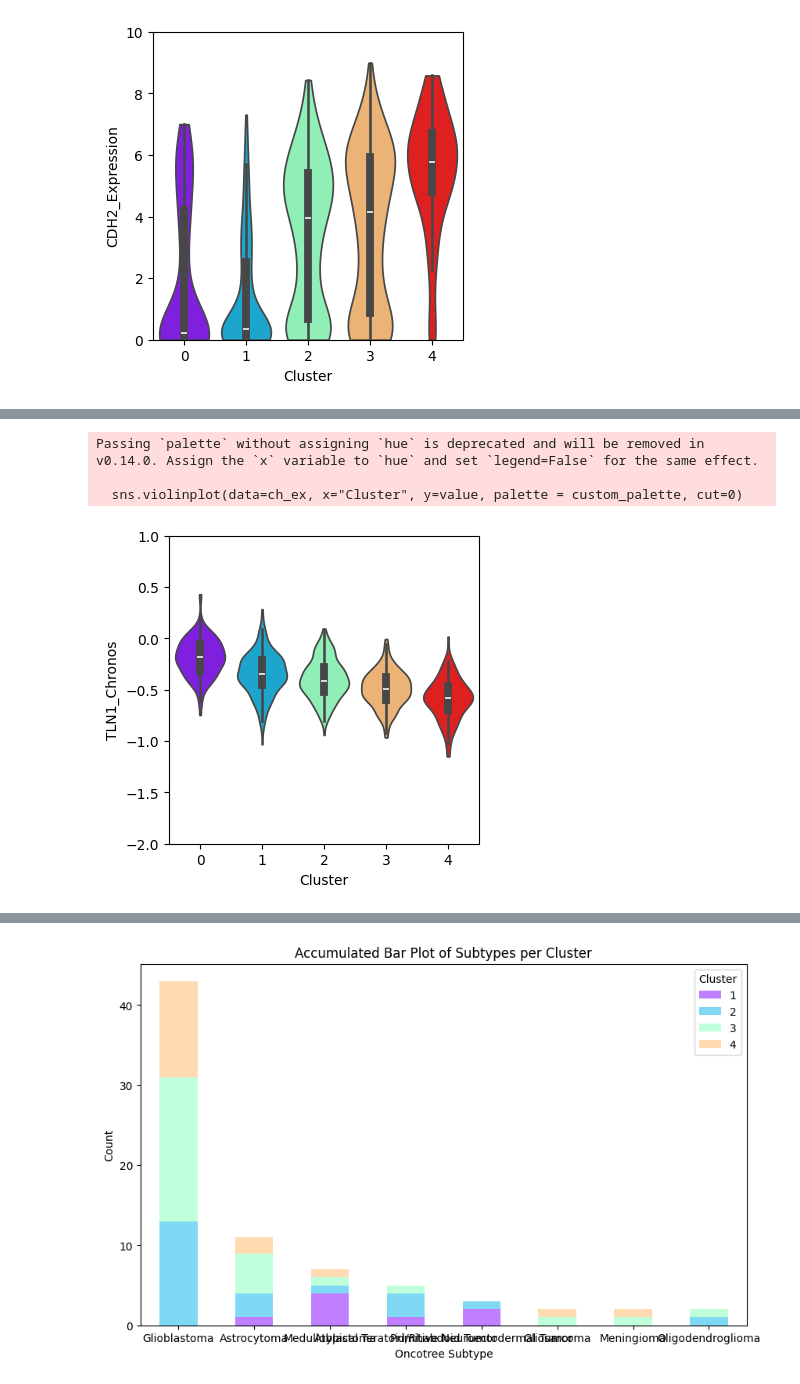
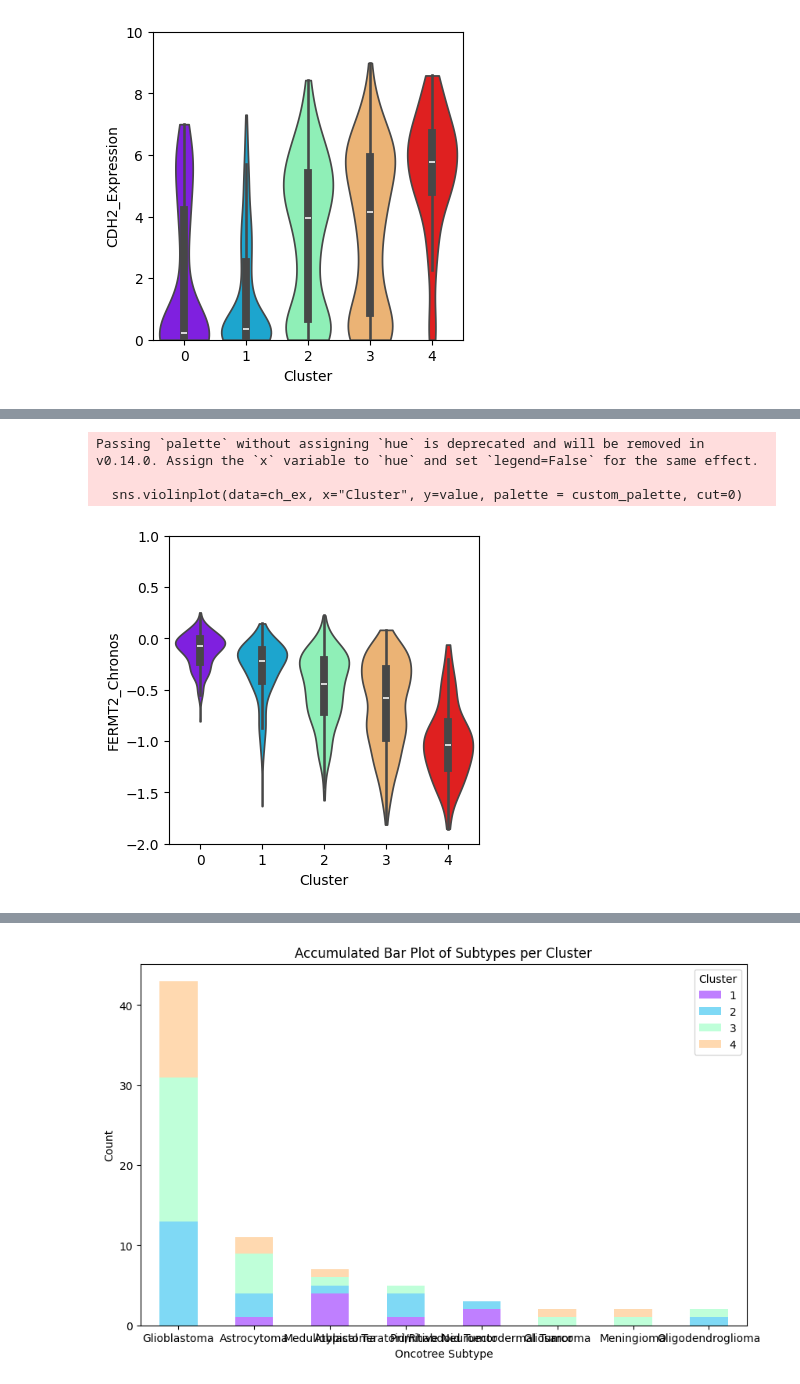
Before and after one commit to kkkkito/statemap, a Jupyter notebook: notebooks/[F2-5] Comparing clusters.ipynb, the cells around one changed output, grey strips where cells are left out. Saved outputs shown, nothing was run; the diff lists cells and outputs as text; code cells hidden in the pictures.

```diff
--- a/notebooks/Comparing clusters.ipynb
+++ b/notebooks/[F2-5] Comparing clusters.ipynb
@@ -95,2 +52,0 @@ model = pd.read_csv('../data/Model.csv',index_col=0)
-# %%
-cm = ch_ex.join(model, how='inner')#.dropna()
@@ -681,9 +154,0 @@ plt.show()
-# %%
-for i in range(2):
-    if i == 1:
-        continue
-    ch_results = [r for r in results[i] if 'Chronos' in r]
-    for g in ch_results:
-        print(g.split('_')[0])
-    print(len(ch_results))
-   # break
@@ -708,21 +155,21 @@ TSC1
 # %%
-#Fig. 3f
+#Fig. 3b, 3d, S5d
 import matplotlib.pyplot as plt
 import seaborn as sns
 import matplotlib.cm as cm
 cmap = cm.get_cmap("rainbow", 5)
 custom_palette = [cmap(i) for i in range(5)]
 custom_palette = [(cmap(i)[0], cmap(i)[1], cmap(i)[2], 0.5) for i in range(5)]
-value = "TLN1_Chronos"
+value = "FERMT2_Chronos"
 
 plt.figure(figsize=(4, 4))
 sns.violinplot(data=ch_ex, x="Cluster", y=value, palette = custom_palette, cut=0)
 plt.ylim(-2, 1)
 plt.savefig("../result/figure.svg")
 plt.show()
 # %% [output]
 Passing `palette` without assigning `hue` is deprecated and will be removed in v0.14.0. Assign the `x` variable to `hue` and set `legend=False` for the same effect.
 
   sns.violinplot(data=ch_ex, x="Cluster", y=value, palette = custom_palette, cut=0)
-[figure, old version]
+[figure, new version]
 # %%
```
Also changed, not shown: parts of 44 cells of this notebook, 9 other files.
